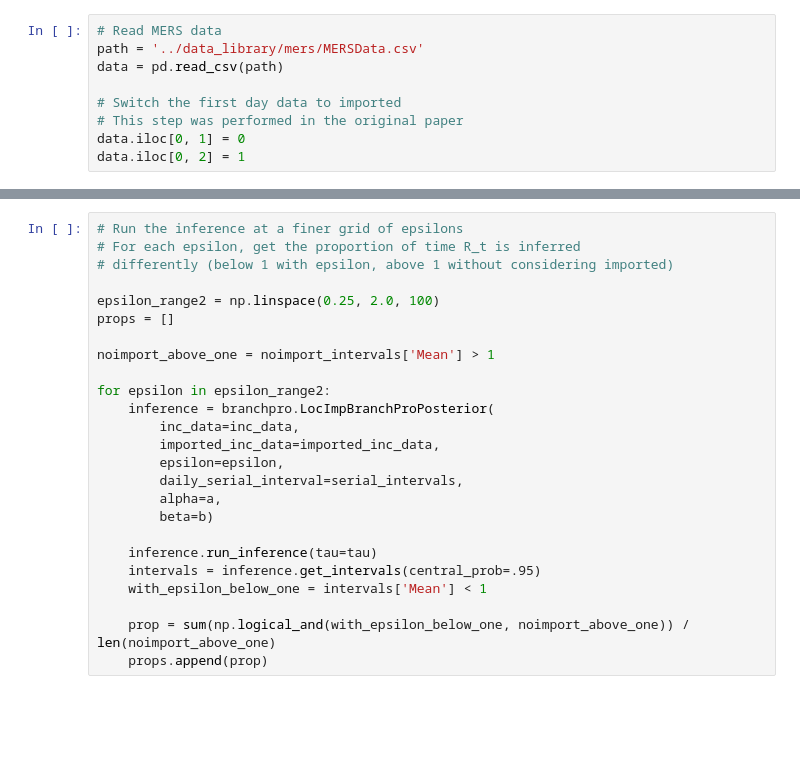
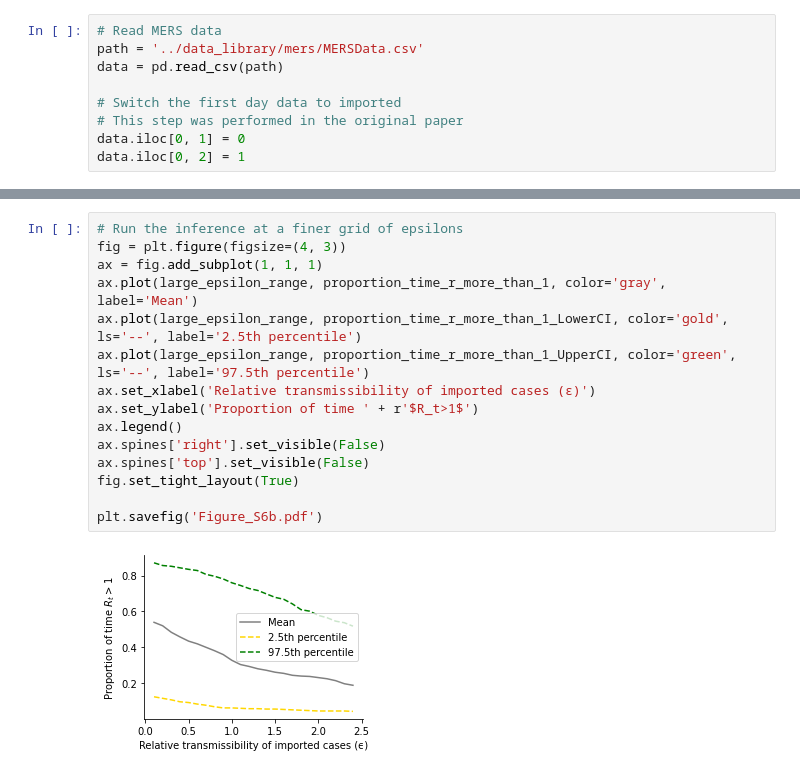
Before and after one commit to SABS-R3-Epidemiology/branchpro, a Jupyter notebook: branchpro/results/MERS.ipynb, the cells around one changed output, grey strips where cells are left out. Saved outputs shown, nothing was run; the diff lists cells and outputs as text; blank space fills up the shorter version.

```diff
--- a/branchpro/results/MERS.ipynb
+++ b/branchpro/results/MERS.ipynb
@@ -290,25 +156,17 @@ def plot_r_inference(first_day_data,
 # %%
 # Run the inference at a finer grid of epsilons
-# For each epsilon, get the proportion of time R_t is inferred
-# differently (below 1 with epsilon, above 1 without considering imported)
+fig = plt.figure(figsize=(4, 3))
+ax = fig.add_subplot(1, 1, 1)
+ax.plot(large_epsilon_range, proportion_time_r_more_than_1, color='gray', label='Mean')
+ax.plot(large_epsilon_range, proportion_time_r_more_than_1_LowerCI, color='gold', ls='--', label='2.5th percentile')
+ax.plot(large_epsilon_range, proportion_time_r_more_than_1_UpperCI, color='green', ls='--', label='97.5th percentile')
+ax.set_xlabel('Relative transmissibility of imported cases (ϵ)')
+ax.set_ylabel('Proportion of time ' + r'$R_t>1$')
+ax.legend()
+ax.spines['right'].set_visible(False)
+ax.spines['top'].set_visible(False)
+fig.set_tight_layout(True)
 
-epsilon_range2 = np.linspace(0.25, 2.0, 100)
-props = []
-
-noimport_above_one = noimport_intervals['Mean'] > 1
-
-for epsilon in epsilon_range2:
-    inference = branchpro.LocImpBranchProPosterior(
-        inc_data=inc_data,
-        imported_inc_data=imported_inc_data,
-        epsilon=epsilon,
-        daily_serial_interval=serial_intervals,
-        alpha=a,
-        beta=b)
-
-    inference.run_inference(tau=tau)
-    intervals = inference.get_intervals(central_prob=.95)
-    with_epsilon_below_one = intervals['Mean'] < 1
-
-    prop = sum(np.logical_and(with_epsilon_below_one, noimport_above_one)) / len(noimport_above_one)
-    props.append(prop)
+plt.savefig('Figure_S6b.pdf')
+# %% [output]
+[figure, added]
```
Also changed, not shown: parts of 4 cells of this notebook, 6 other files.
